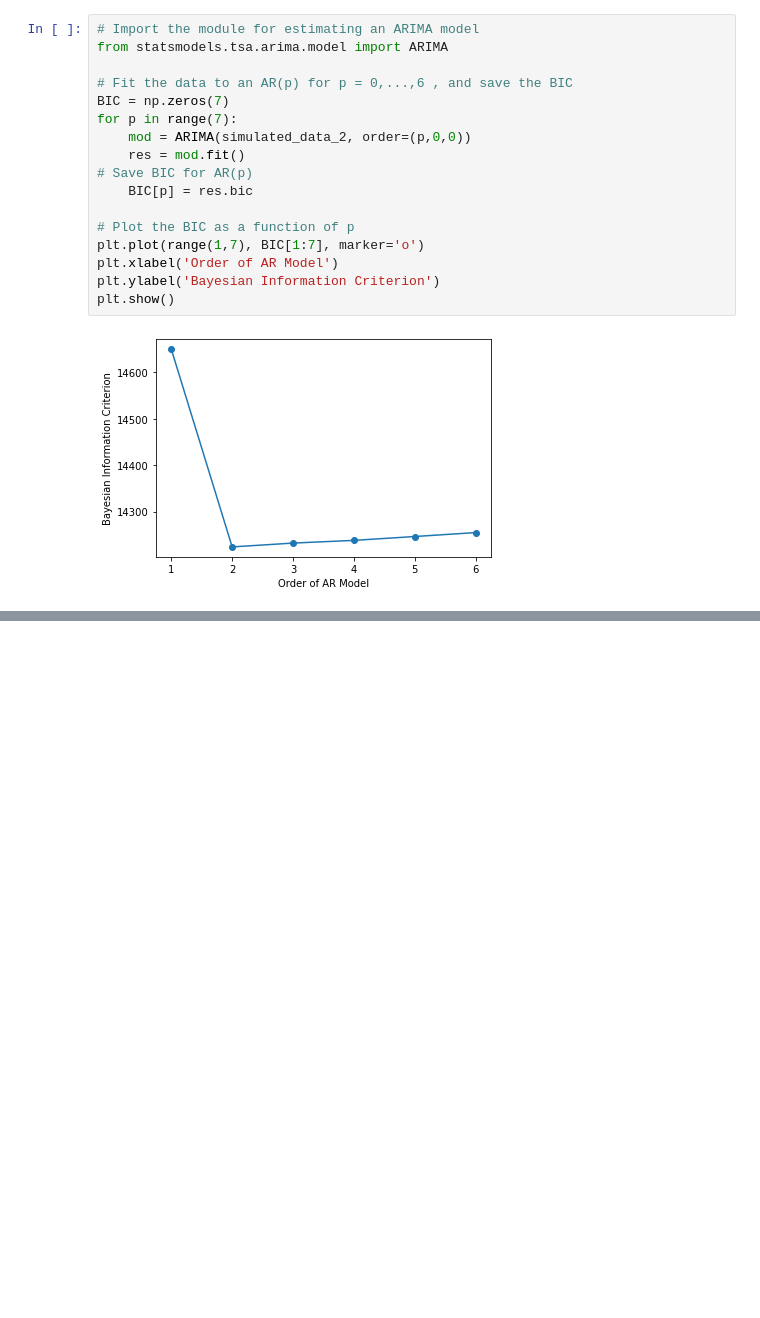
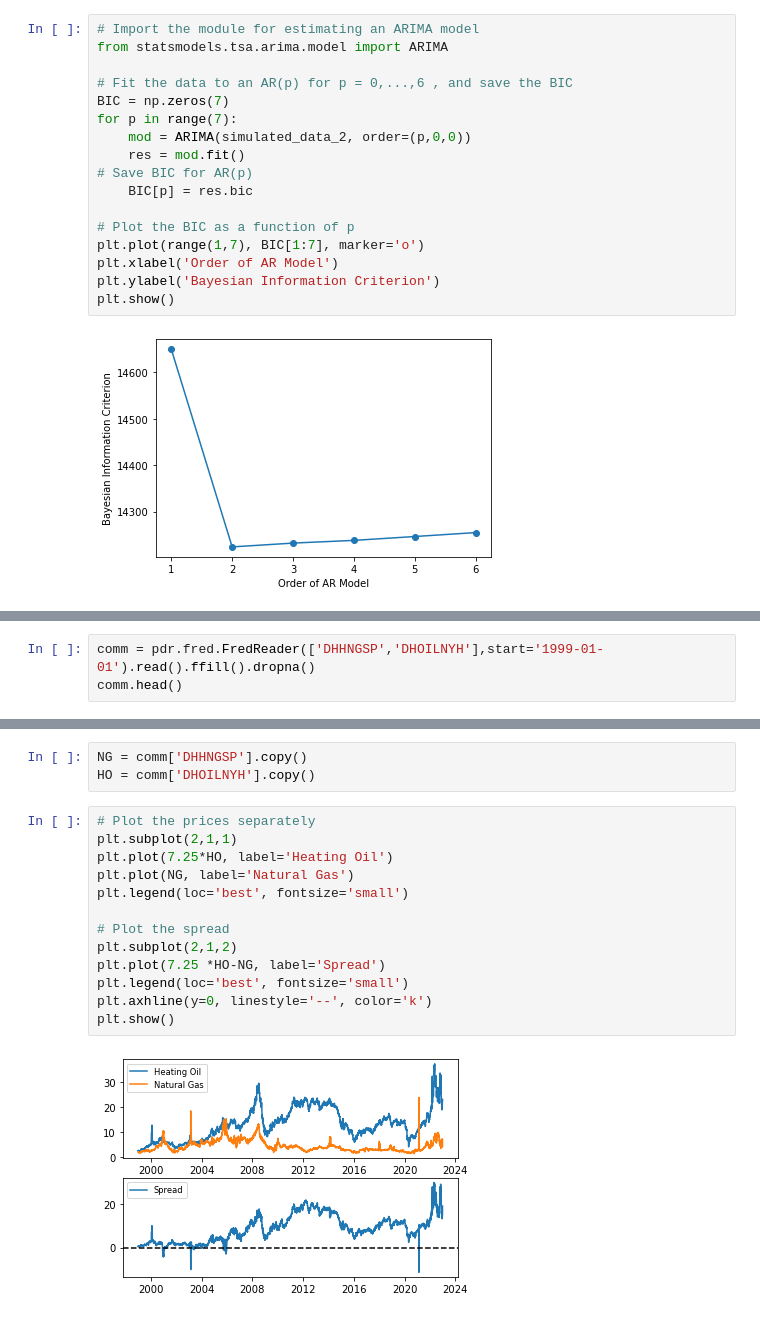
Before and after one commit to bearloop/learning-resources, a Jupyter notebook: 24_time_series_analysis.ipynb, the cells around one changed output, grey strips where cells are left out. Drawn from its saved outputs; the diff is of its cells as text; blank space fills up the shorter version.

```diff
--- a/24_time_series_analysis.ipynb
+++ b/24_time_series_analysis.ipynb
@@ -528,0 +638,3 @@ plt.show()
+# %%
+comm = pdr.fred.FredReader(['DHHNGSP','DHOILNYH'],start='1999-01-01').read().ffill().dropna()
+comm.head()
@@ -528,0 +649,18 @@ plt.show()
+# %%
+NG = comm['DHHNGSP'].copy()
+HO = comm['DHOILNYH'].copy()
+# %%
+# Plot the prices separately
+plt.subplot(2,1,1)
+plt.plot(7.25*HO, label='Heating Oil')
+plt.plot(NG, label='Natural Gas')
+plt.legend(loc='best', fontsize='small')
+
+# Plot the spread
+plt.subplot(2,1,2)
+plt.plot(7.25 *HO-NG, label='Spread')
+plt.legend(loc='best', fontsize='small')
+plt.axhline(y=0, linestyle='--', color='k')
+plt.show()
+# %% [output]
+[figure, added]
```
Also changed, not shown: parts of 15 cells of this notebook, 1 other file.
